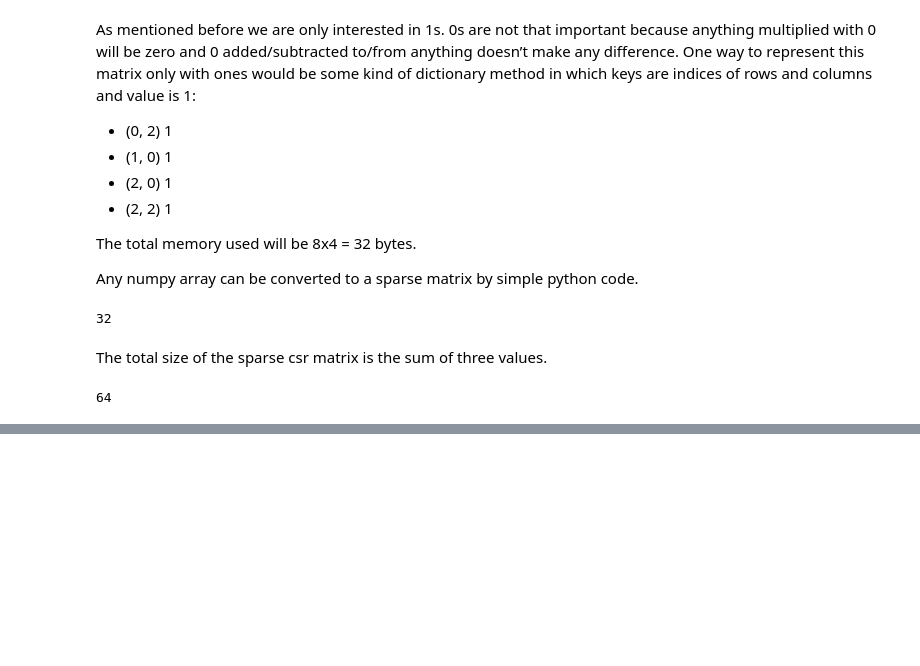
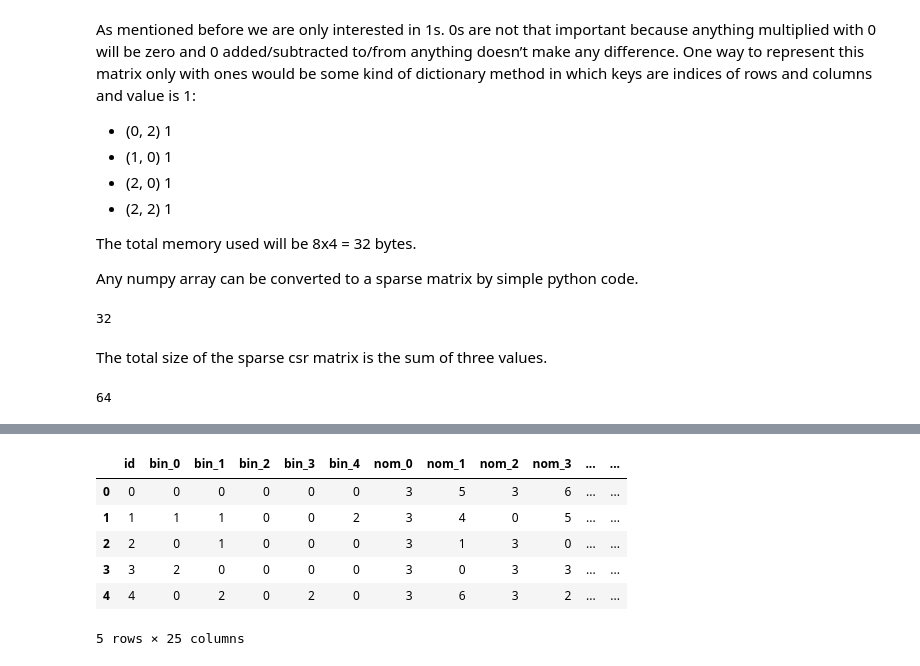
Before and after one commit to ShubhangiDabral13/Approaching-Any-Machine-Learning-Problems, a Jupyter notebook: 05).Apporching categorical Variable/Apporching categorical Variable.ipynb, the cells around one changed output, grey strips where cells are left out. Saved outputs shown, nothing was run; the diff lists cells and outputs as text; code cells hidden in the pictures; blank space fills up the shorter version.

```diff
--- a/05).Apporching categorical Variable/Apporching categorical Variable.ipynb
+++ b/05).Apporching categorical Variable/Apporching categorical Variable.ipynb
@@ -247,0 +536,10 @@ Even though the sparse representation of binarized features takes much less memo
+# %%
+train.head()
+# %% [output]
+|  | id | bin_0 | bin_1 | bin_2 | bin_3 | bin_4 | nom_0 | nom_1 | nom_2 | nom_3 | ... | ... |
+| 0 | 0 | 0 | 0 | 0 | 0 | 0 | 3 | 5 | 3 | 6 | ... | ... |
+| 1 | 1 | 1 | 1 | 0 | 0 | 2 | 3 | 4 | 0 | 5 | ... | ... |
+| 2 | 2 | 0 | 1 | 0 | 0 | 0 | 3 | 1 | 3 | 0 | ... | ... |
+| 3 | 3 | 2 | 0 | 0 | 0 | 0 | 3 | 0 | 3 | 3 | ... | ... |
+| 4 | 4 | 0 | 2 | 0 | 2 | 0 | 3 | 6 | 3 | 2 | ... | ... |
+5 rows × 25 columns
```
Also changed, not shown: parts of 30 cells of this notebook, 2 other files.
